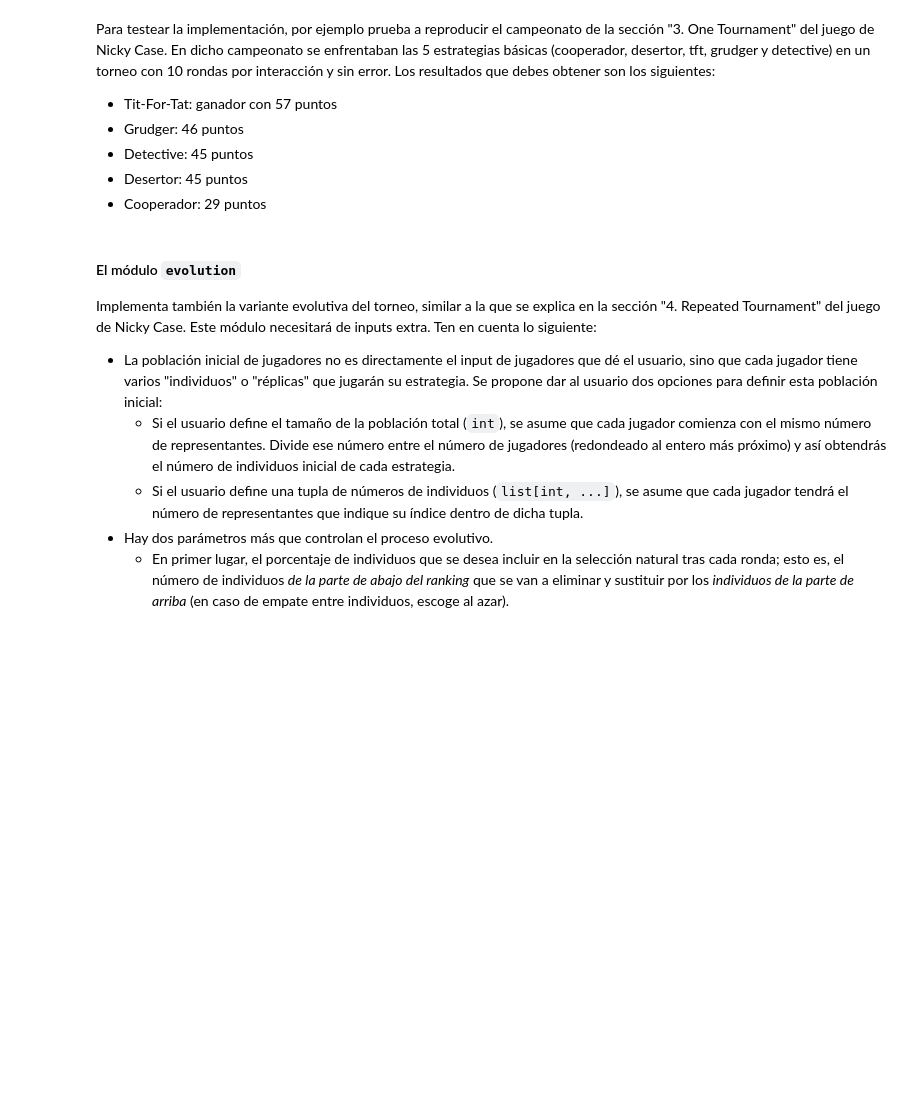
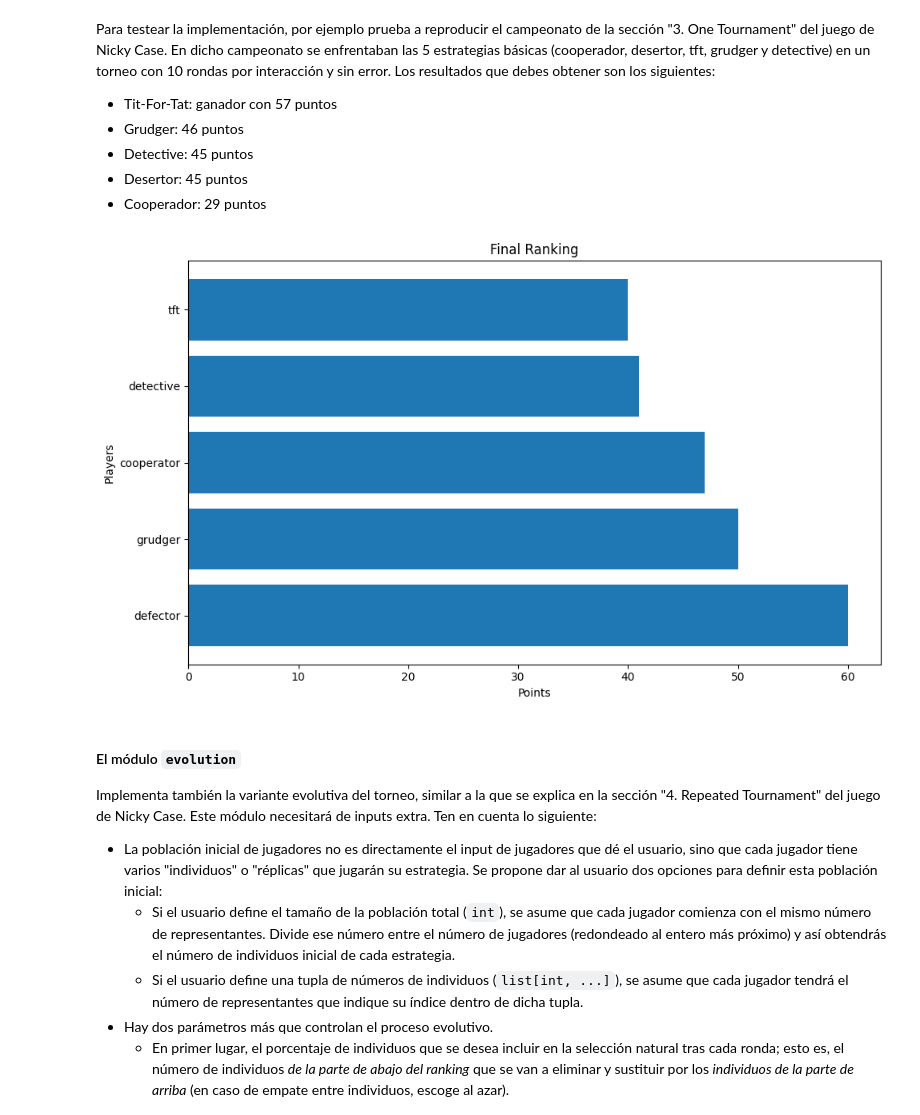
Before and after one commit to ElCharcos/Practica_Opt_Ex_y_Ap, a Jupyter notebook: Sol_P4_Enunciado.ipynb, the cells around one changed output. Cells and saved outputs as stored; diff of their text form; code cells hidden in the pictures; blank space fills up the shorter version.

````diff
--- a/Sol_P4_Enunciado.ipynb
+++ b/Sol_P4_Enunciado.ipynb
@@ -210,6 +232,8 @@ class Player(ABC):
                             # this player cooperated. In the second, he also
                             # cooperated. In the third, he defected. Etc.
 
+    def __str__(self):
+       return self.name
 
     # Este método ya está implementado
     @abstractmethod
@@ -292,18 +316,14 @@ class Tft(Player):
     def strategy(self, opponent: Player) -> int:
         """Cooperates first, then repeat last action of the opponent"""
 
-        # cooperate first
-        # if no moves have been made
-        if not len(self.history):
-          self.history.append(C)
-          return C
-
-        if len(opponent.history):
+        if len(opponent.history) > 0:
           # repeat last action of the opponent
           opponents_last_action = opponent.history[-1]
           self.history.append(opponents_last_action)
           return opponents_last_action
-
+        else:
+          self.history.append(C)
+          return C
 
 class Grudger(Player):
 
@@ -338,7 +358,6 @@ class Detective4MovsTft(Player):
         self.dilemma = dilemma
         self.history  = []
 
-
     def strategy(self, opponent: Player) -> int:
         """
         Starts with a fixed sequence of actions: [C,D,C,C]. After that, if
@@ -354,7 +373,15 @@ class Detective4MovsTft(Player):
           case 3:
             result = C
           case _:
-            result = opponent.history[-1] if len(opponent.history) > 0 else None
+            # On tournament, when Detective has history but
+            # opponent does not have because it has not played
+            # an error is thrown. With this, we get rid of
+            # the error and select the "C" which is the
+            # first option for detective
+            if len(opponent.history) == 0:
+              result = C
+            else:
+              result = opponent.history[-1]
 
         self.history.append(result)
         return result
@@ -493,8 +520,6 @@ class Tournament:
         # aqui prefiero castear todo tras comprobar el isinstance pero bueno parche rapido
         self.ranking = dict(sorted(self.ranking.items(), key=lambda item: item[1] if isinstance(item[1], (int, float)) else 0, reverse=True))
 
-
-
     #pista: utiliza 'itertools.combinations' para hacer los cruces
     def play(self) -> None:
         """
@@ -525,7 +550,7 @@ class Tournament:
       points = list(self.ranking.values())  # Obtiene los valores (puntos)
 
       plt.figure(figsize=(10, 6))
-      plt.barh([str(player) for player in players], [float(point) for point in points])  # Convertir los puntos a flotantes
+      plt.barh([player.name for player in players], [float(point) for point in points])  # Convertir los puntos a flotantes
       plt.xlabel('Points')
       plt.ylabel('Players')
       plt.title('Final Ranking')
@@ -541,18 +566,20 @@ Para testear la implementación, por ejemplo prueba a reproducir el campeonato d
 # %%
 dilemma = Dilemma(2, -1, 3, 0)
 
 cooperator_player = Cooperator(dilemma, "cooperator")
 defector_player = Defector(dilemma, "defector")
 tft_player = Tft(dilemma, "tft")
 grudger_player = Grudger(dilemma, "grudger")
 detective_player = Detective4MovsTft(dilemma, "detective")
 
 all_players = (cooperator_player, defector_player, tft_player, grudger_player,
                detective_player)
 
 tournament = Tournament(all_players, n_rounds=10, error=0.0, repetitions=1)
 tournament.play()
-# tournament.plot_results()
+tournament.plot_results()
+# %% [output]
+[figure, added]
 # %% [markdown]
 #### El módulo ```evolution```
 
````
Also changed, not shown: parts of 3 cells of this notebook.
